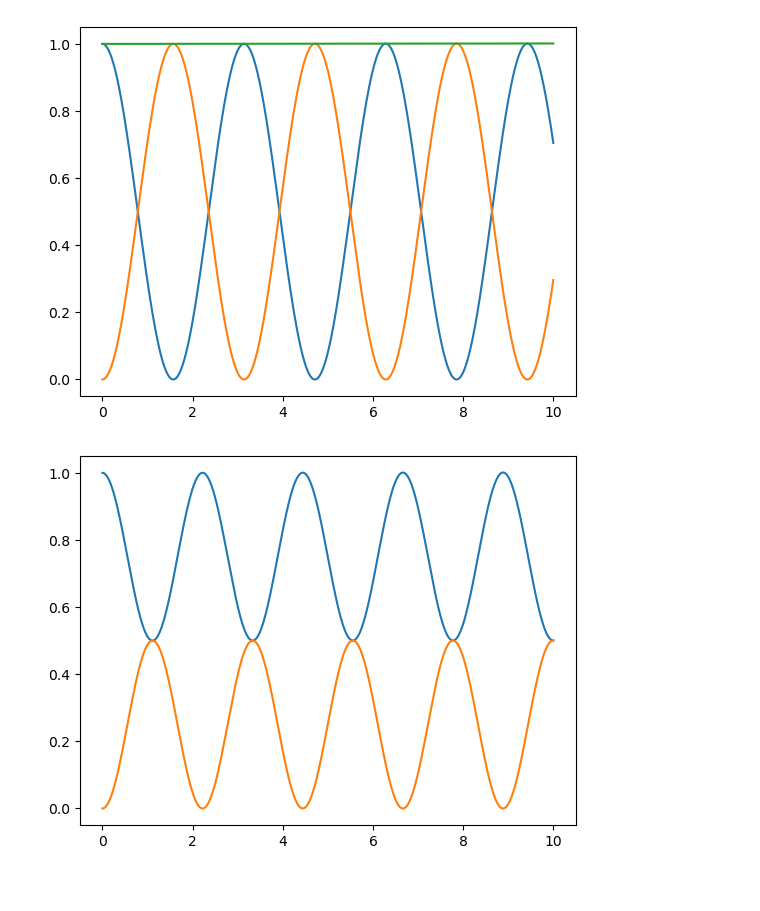
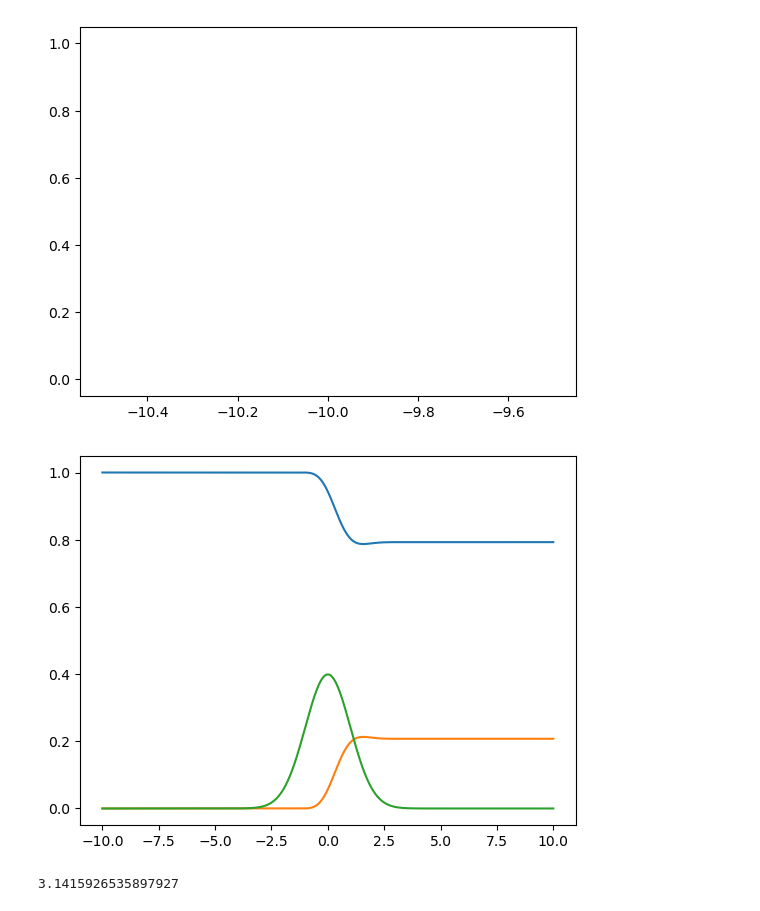
Before and after one commit to JuanSierra2003/hello-world, a Jupyter notebook: RabiOscilations/Rabi.ipynb, the cells around one changed output. Drawn from its saved outputs; the diff is of its cells as text; code cells hidden in the pictures.

Commit message:
Magnus workingn't

```diff
--- a/RabiOscilations/Rabi.ipynb
+++ b/RabiOscilations/Rabi.ipynb
@@ -16,21 +39,45 @@ def timeEvol(t_ini, t_fin):
+# %%
+
+tau = 1
+omega_0 = 1
+omega_l = 0
+alpha = 0
+area = np.pi
+
+def env(t):
+    E_0 = area/np.sqrt(2*np.pi)
+    g1 = np.exp(-0.5*t*2/tau*2)
+    return E_0*g1
+
+def phase(t):
+    return np.exp(-1j*alpha*t**2)
+
+delta = omega_l-omega_0
+delta_p = omega_l+omega_0
+
+def hamiltonian(t):
+    h = np.array([[0, -0.5*env(t)*phase(t)*np.exp(-1j*delta_p*t) - 0.5*env(t)*np.conj(phase(t))*np.exp(1j*delta*t)],
+        [-0.5*env(t)*phase(t)*np.exp(-1j*delta*t) - 0.5*env(t)*np.conj(phase(t))*np.exp(1j*delta_p*t), 0]], dtype='complex')
+    return h
 # %%
+
 phi_0 = np.array([1, 0])
 
-N = 100000
+N = 10
 T = 10
-time = np.linspace(0, T, N)
-prop = np.ones(N)
-prop2 = np.zeros(N)
+time = np.linspace(-T, T, N)
+prop_g = np.ones(N)
+prop_e = np.zeros(N)
 dt = T/N
 
 
 temp = phi_0
 for ii in range(N-1):
-    temp = np.einsum('ij, j', timeEvol(time[ii], time[ii+1]), temp)
-    prop[ii+1] = np.abs(temp[0])**2
-    prop2[ii+1] = np.abs(temp[1])**2
+    temp = np.einsum('ij, j', expm(Magnus2(hamiltonian, time[ii], time[ii+1])), temp)
+    prop_g[ii+1] = np.abs(temp[0])**2
+    prop_e[ii+1] = np.abs(temp[1])**2
 
-plt.plot(time, prop, time, prop2, time, prop + prop2)
+plt.plot(time, prop_g, time, prop_e, time, prop_g + prop_e)
 plt.show()
 # %% [output]
-[figure, old version]
+[figure, new version]
@@ -37,18 +89,33 @@ plt.show()
 # %%
 n=1
+tau = 1
+w0 = 1
+w = 1
 
-w = 1
 def H(t):
-    return np.array([[.5, (np.cos(w*t)-1j*gamma*np.sin(w*t))],
-                     [(np.cos(w*t)+1j*gamma*np.sin(w*t)), -.5]])
+    E0 = envelop(tau, n*np.pi, t)
+
+    return np.array([[-.5*w0, -.5*E0*np.cos(w*t)],
+                     [-.5*E0*np.cos(w*t), .5*w0]], dtype='complex')
+
+phi_0 = np.array([1, 0])
+N = 100000
+T = 10
+dt = T/N
 
 phi_t = np.zeros((N,2), dtype='complex')
 phi_t[0] = phi_0
 
+time = np.linspace(-T, T, N)
 for ii in range(N-1):
     phi_t[ii+1] = phi_t[ii] - 1j*np.matmul(H(time[ii]), phi_t[ii])*dt
 
-plt.plot(time, np.abs(phi_t[:,0])**2, time, np.abs(phi_t[:,1])**2)
+plt.plot(time, np.abs(phi_t[:,0])**2, time, np.abs(phi_t[:,1])**2, time, envelop(tau, n*np.pi, time)/(n*np.pi))
 plt.show()
 # %% [output]
-[figure, old version]
+[figure, new version]
+# %%
+from scipy.integrate import quad
+quad(lambda t: envelop(tau, n*np.pi, t), -np.inf, np.inf)[0]
+# %% [output]
+3.1415926535897927
```
Also changed, not shown: parts of 3 cells of this notebook, 1 other file.
